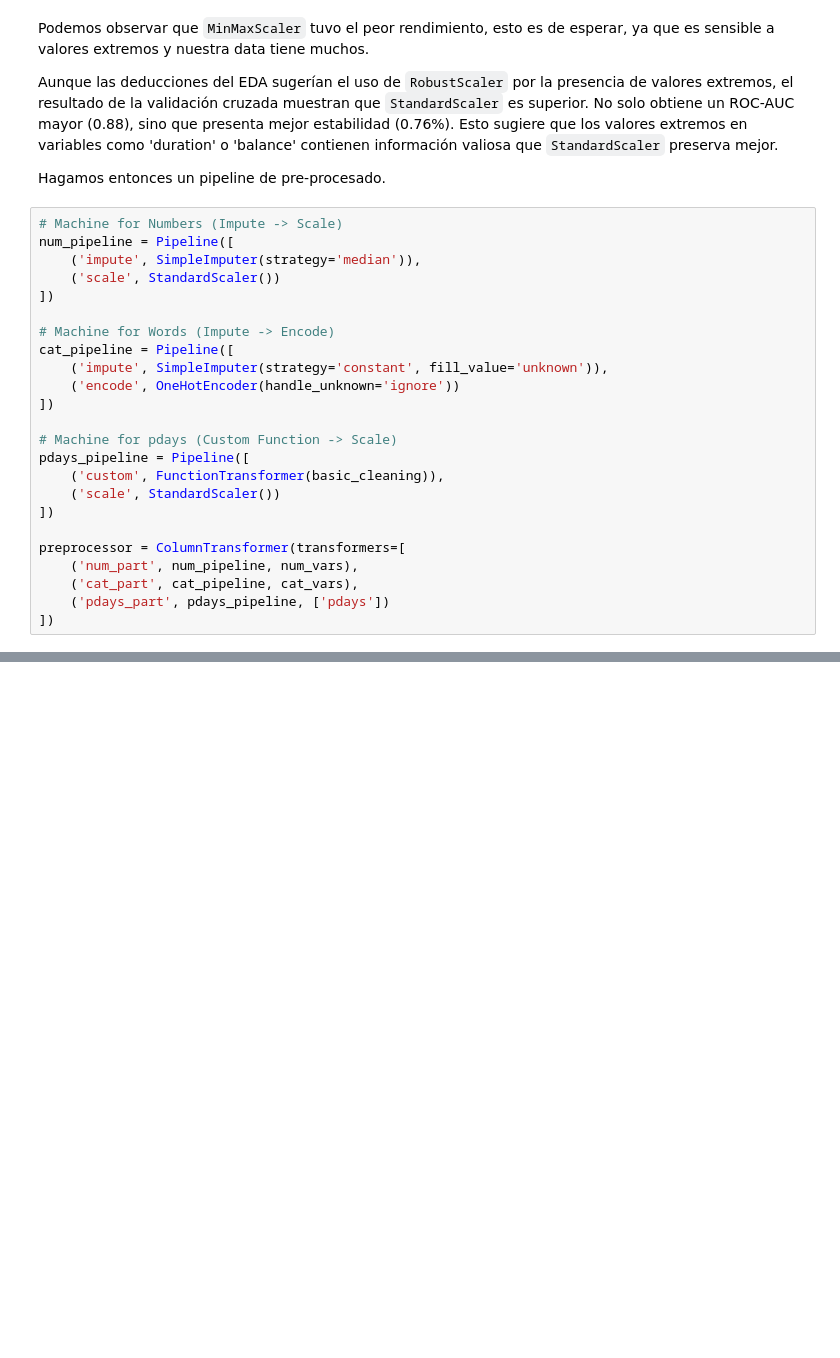
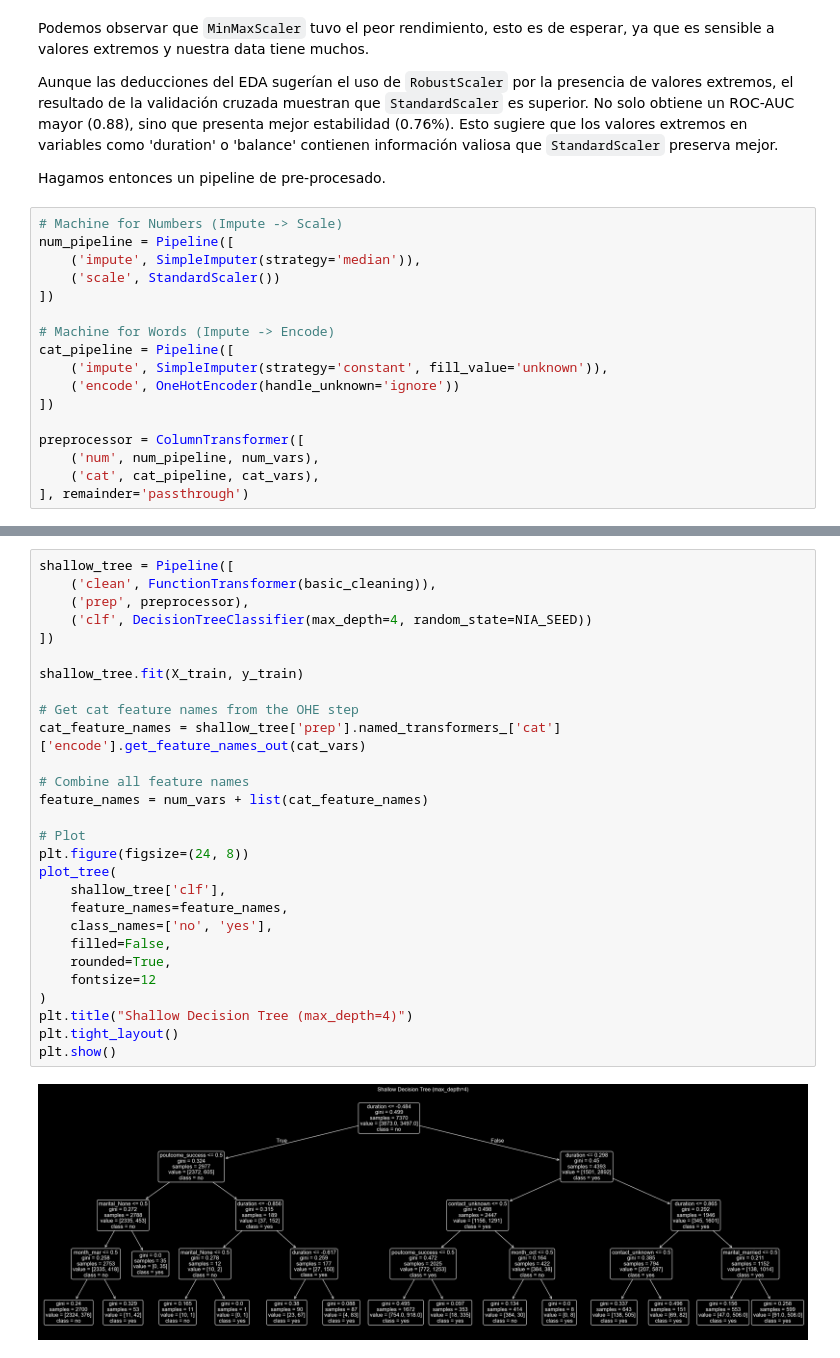
Before and after one commit to mathiasaiva/AA_primera_practica, a Jupyter notebook: notebooks/01_EDA_and_modeling.ipynb, the cells around one changed output, grey strips where cells are left out. Saved outputs shown, nothing was run; the diff lists cells and outputs as text; blank space fills up the shorter version.

```diff
--- a/notebooks/01_EDA_and_modeling.ipynb
+++ b/notebooks/01_EDA_and_modeling.ipynb
@@ -540,17 +541,10 @@ cat_pipeline = Pipeline([
     ('encode', OneHotEncoder(handle_unknown='ignore'))
 ])
 
-# Machine for pdays (Custom Function -> Scale)
-pdays_pipeline = Pipeline([
-    ('custom', FunctionTransformer(basic_cleaning)),
-    ('scale', StandardScaler())
-])
-
-preprocessor = ColumnTransformer(transformers=[
-    ('num_part', num_pipeline, num_vars),
-    ('cat_part', cat_pipeline, cat_vars),
-    ('pdays_part', pdays_pipeline, ['pdays'])
-])
+preprocessor = ColumnTransformer([
+    ('num', num_pipeline, num_vars),
+    ('cat', cat_pipeline, cat_vars),
+], remainder='passthrough')
 # %% [markdown]
 # KNN y Árboles
 
@@ -632,0 +555,30 @@ show_df(summary)
+# %%
+shallow_tree = Pipeline([
+    ('clean', FunctionTransformer(basic_cleaning)),
+    ('prep', preprocessor),
+    ('clf', DecisionTreeClassifier(max_depth=4, random_state=NIA_SEED))
+])
+
+shallow_tree.fit(X_train, y_train)
+
+# Get cat feature names from the OHE step
+cat_feature_names = shallow_tree['prep'].named_transformers_['cat']['encode'].get_feature_names_out(cat_vars)
+
+# Combine all feature names
+feature_names = num_vars + list(cat_feature_names)
+
+# Plot
+plt.figure(figsize=(24, 8))
+plot_tree(
+    shallow_tree['clf'],
+    feature_names=feature_names,
+    class_names=['no', 'yes'],
+    filled=False,
+    rounded=True,
+    fontsize=12
+)
+plt.title("Shallow Decision Tree (max_depth=4)")
+plt.tight_layout()
+plt.show()
+# %% [output]
+[figure, added]
```
Also changed, not shown: parts of 12 cells of this notebook.
